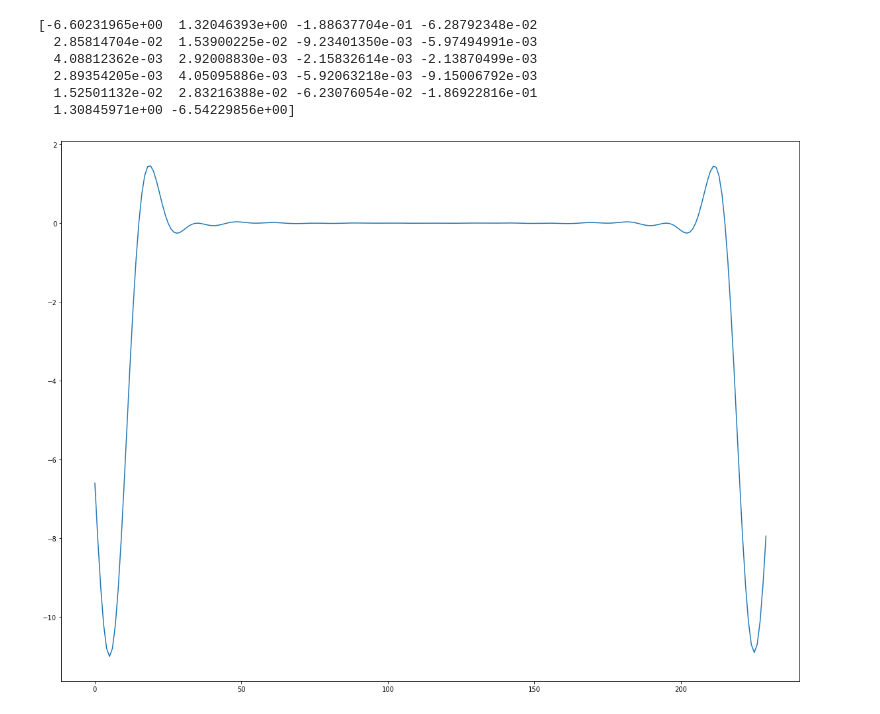
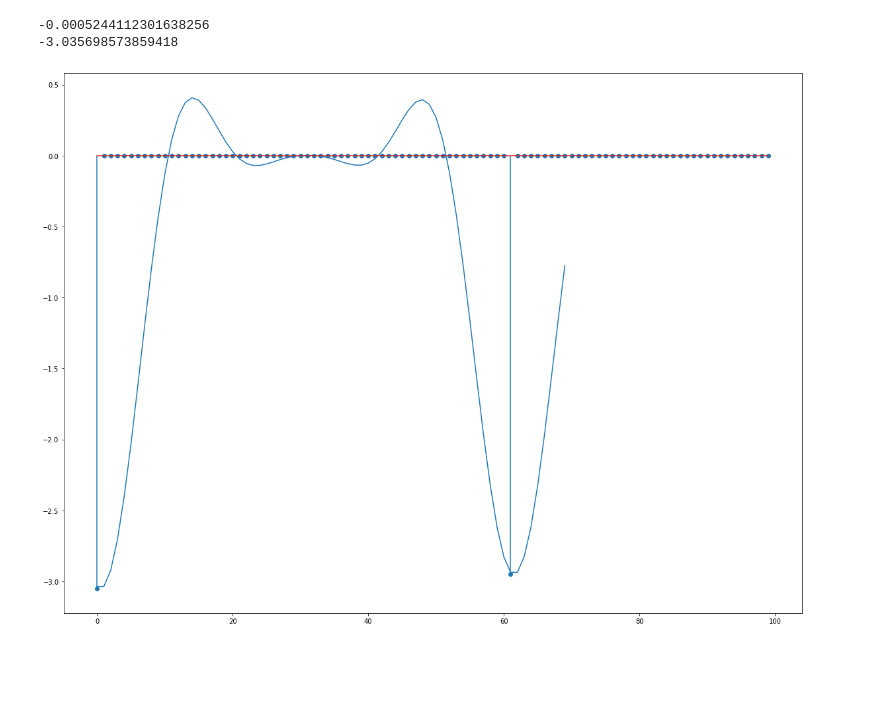
Before and after one commit to jetaehyun/ECE-3311-Projects, a Jupyter notebook: Project 3/ECE3311_Project_3.ipynb, the cells around one changed output. Saved outputs shown, nothing was run; the diff lists cells and outputs as text; code cells hidden in the pictures; blank space fills up the shorter version.

```diff
--- a/Project 3/ECE3311_Project_3.ipynb
+++ b/Project 3/ECE3311_Project_3.ipynb
@@ -13,34 +13,33 @@ import scipy.interpolate
 # %%
 # Question 1
 
 # Define raised cosine pulse shape
-time, impulse_resp = rcosfilter(220,0.5,1,10)
+time, impulse_resp = rcosfilter(61,0.5,1,10)
 
 # Create transmission using raised cosine shape
 # Upsampling
-N = 220
+N = 61
 d_upsample = np.zeros((N*N,))
 
-d_upsample[::N] = time  #impulse train, every 220th sample is ith element of d
+d_upsample[::N] = time  #impulse train, every 61th sample is ith element of d
 
 sig_temp = np.convolve(d_upsample, impulse_resp)
-sig1 = sig_temp[105:335] # gets elements 105-335
+sig1 = sig_temp[30:100] # gets 70 elements
+print(sig1[30])
 
-# Sample the received waveform to
-# extract out of it the desired values
-index = np.arange(10,230,10)
+index = np.arange(0,70,10)
 d_hat1 = sig1[index]
-print(d_hat1)
+
+print(d_hat1[0])
 
 # Plot graph
 plt.figure(figsize=(20,15))
 plt.plot(sig1)
+
+# TODO : NEEDS SAMPLE POINTS
+plt.stem(d_upsample[0:100])
 plt.show()
 # %% [output]
-[-6.60231965e+00  1.32046393e+00 -1.88637704e-01 -6.28792348e-02
-  2.85814704e-02  1.53900225e-02 -9.23401350e-03 -5.97494991e-03
-  4.08812362e-03  2.92008830e-03 -2.15832614e-03 -2.13870499e-03
-  2.89354205e-03  4.05095886e-03 -5.92063218e-03 -9.15006792e-03
-  1.52501132e-02  2.83216388e-02 -6.23076054e-02 -1.86922816e-01
-  1.30845971e+00 -6.54229856e+00]
+-0.0005244112301638256
+-3.035698573859418
-[figure, old version]
+[figure, new version]
```
Also changed, not shown: parts of 1 cell of this notebook, 1 other file.
